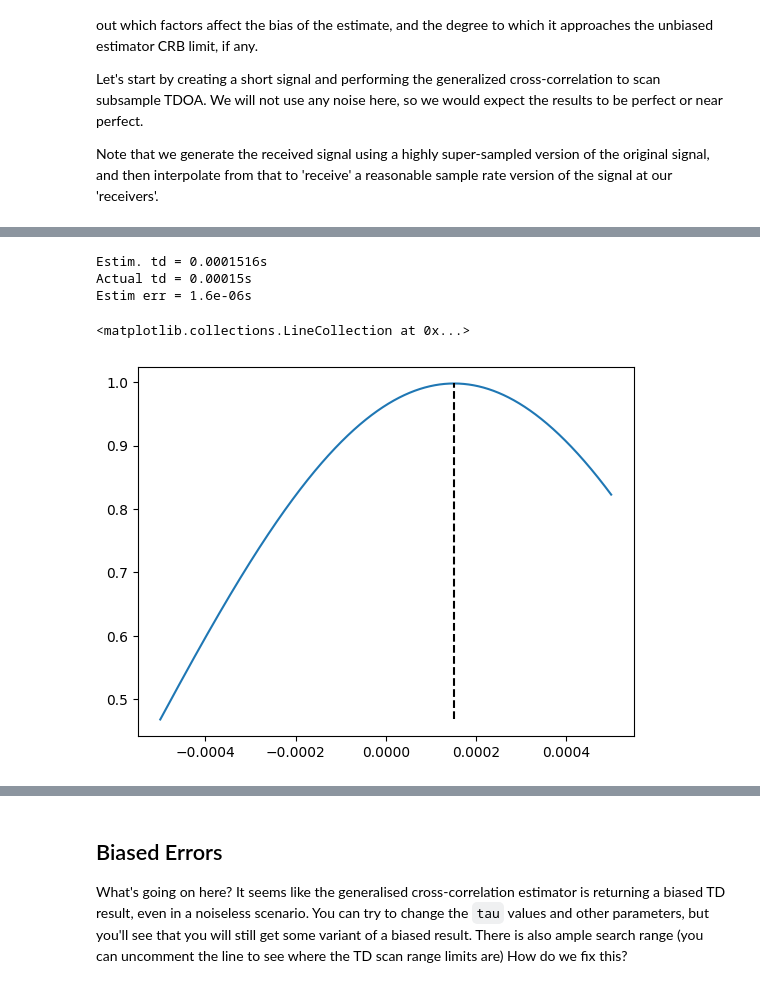
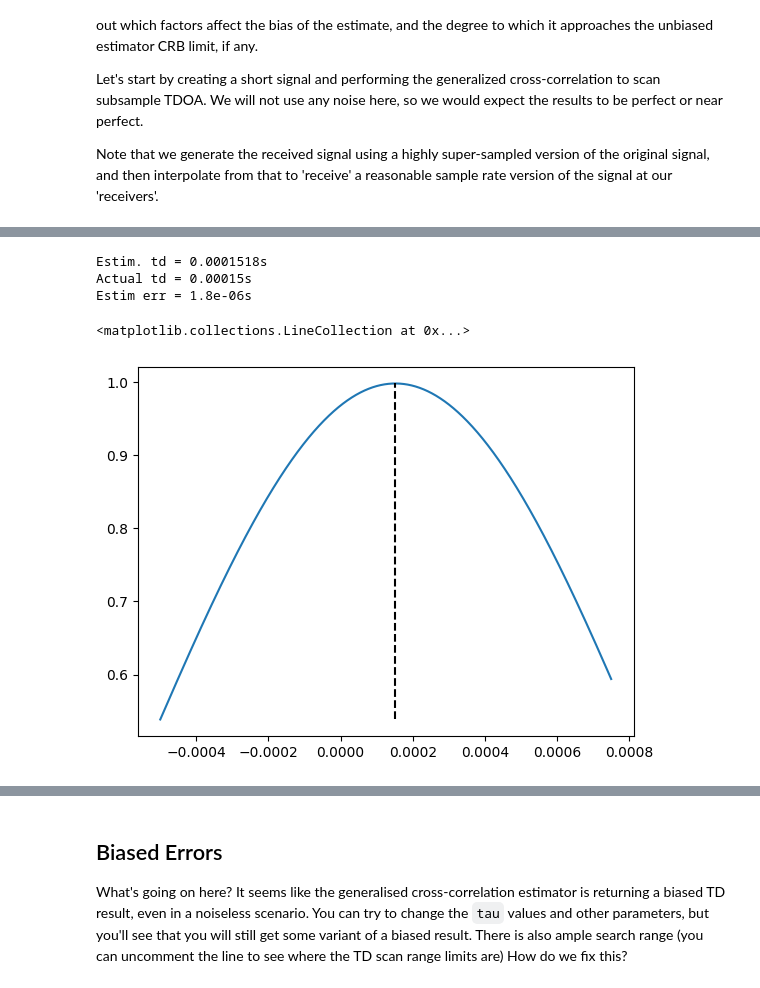
Before and after one commit to icyveins7/pydsproutines, a Jupyter notebook: notebooks/Xcorr_Approach_CRB.ipynb, the cells around one changed output, grey strips where cells are left out. Drawn from its saved outputs; the diff is of its cells as text; code cells hidden in the pictures.

```diff
--- a/notebooks/Xcorr_Approach_CRB.ipynb
+++ b/notebooks/Xcorr_Approach_CRB.ipynb
@@ -96,39 +96,42 @@ Sample-level time resolution = 0.000500s
 # %%
 from xcorrRoutines import *
 
-def test_estimate(rx1, rx2, duration, fs, td_scan_range, steeringvec=None, paddedLen=None):
+def test_estimate(rx1, rx2, duration, fs, td_scan_range, steeringvec=None, paddedLen=None,
+                  td_scan_freqBounds=None):
     # Perform subsample time search i.e. generalised xcorr
-    x_aligned = rx1[:int(duration*fs)]
-    y_aligned = rx2[:int(duration*fs)] # We assume it's sample-aligned already
+    x_aligned = rx1[:int(np.round(duration*fs))]
+    y_aligned = rx2[:int(np.round(duration*fs))] # We assume it's sample-aligned already
 
     if paddedLen is not None:
         x_aligned = np.hstack((x_aligned, np.zeros(paddedLen-len(x_aligned))))
         y_aligned = np.hstack((y_aligned, np.zeros(paddedLen-len(y_aligned))))
 
     finefreqfound, timediff, cost_vec = fineFreqTimeSearch(
         x_aligned, y_aligned,
         [], None, None, fs,
-        td_scan_range, steeringvec=steeringvec)
+        td_scan_range, steeringvec=steeringvec, td_scan_freqBounds=td_scan_freqBounds)
 
     return timediff, cost_vec
 
 # Test estimation once
-td_scan_range = np.arange(-1/fs, 1/fs, 50e-9)
-timediff, cost_vec = test_estimate(rx1, rx2, duration, fs, td_scan_range)
+td_scan_range = np.arange(-1/fs, 1.5/fs, 50e-9)
+timediff, cost_vec = test_estimate(rx1, rx2,
+                                   rx1.size/fs, # duration,
+                                   fs, td_scan_range)
 
 print("Estim. td = %gs" % (timediff))
 print("Actual td = %gs" % (tau2-tau1))
 print("Estim err = %gs" % (timediff - (tau2-tau1)))
 
 plt.figure()
 plt.plot(td_scan_range, np.abs(cost_vec))
 plt.vlines(timediff, np.min(np.abs(cost_vec)), np.max(np.abs(cost_vec)), color='k', linestyle='dashed')
 # %% [output]
-Estim. td = 0.0001516s
+Estim. td = 0.0001518s
 Actual td = 0.00015s
-Estim err = 1.6e-06s
+Estim err = 1.8e-06s
 <matplotlib.collections.LineCollection at 0x...>
-[figure, old version]
+[figure, new version]
 # %%
 # Okay let's run it a few loops and collect results
 from tqdm import tqdm
```
Also changed, not shown: parts of 16 cells of this notebook, 1 other file.
